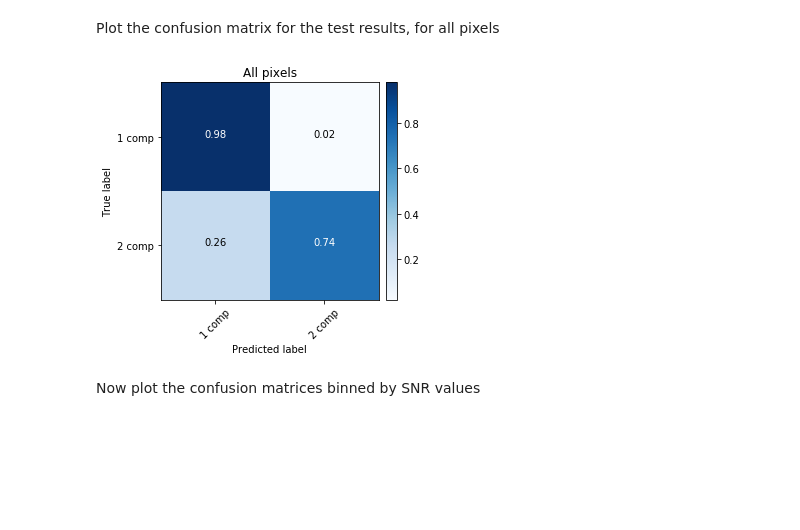
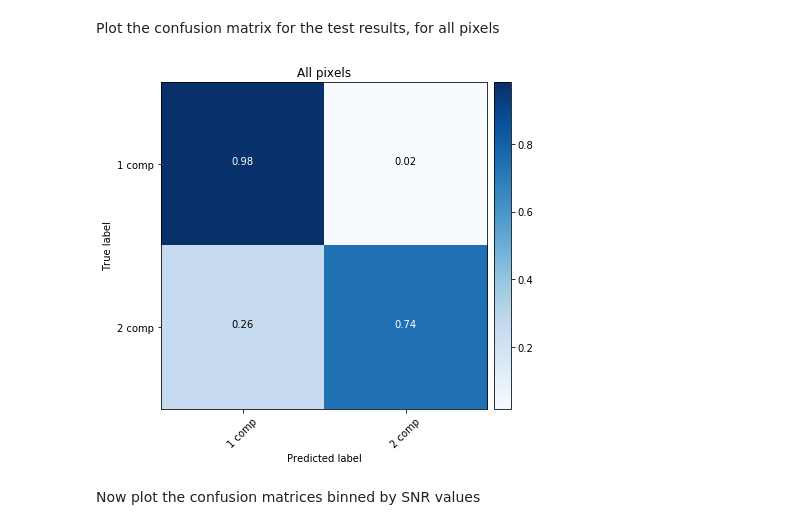
Before and after one commit to jpinedaf/LineFitting, a Jupyter notebook: analysis_template.ipynb, the cells around one changed output. Cells and saved outputs as stored; diff of their text form; code cells hidden in the pictures; blank space fills up the shorter version.

```diff
--- a/analysis_template.ipynb
+++ b/analysis_template.ipynb
@@ -16,10 +16,13 @@ tname = "example_result.txt"
 tr = atool.TestResults(tname)
 # %% [markdown]
 Plot the confusion matrix for the test results, for all pixels
-# %%
-tr.plot_cmatrix()
-# %% [output]
-[figure, removed]
+# %%
+figsize=(8,6)
+fig, ax = plt.subplots(1, 1, figsize=figsize)
+tr.plot_cmatrix(ax=ax)
+fig.savefig("{}/cnf_matrix_allpix.pdf".format(figDir))
+# %% [output]
+[figure, added]
 # %% [markdown]
 Now plot the confusion matrices binned by SNR values
 # %%
```
Also changed, not shown: parts of 9 cells of this notebook, 1 other file.
